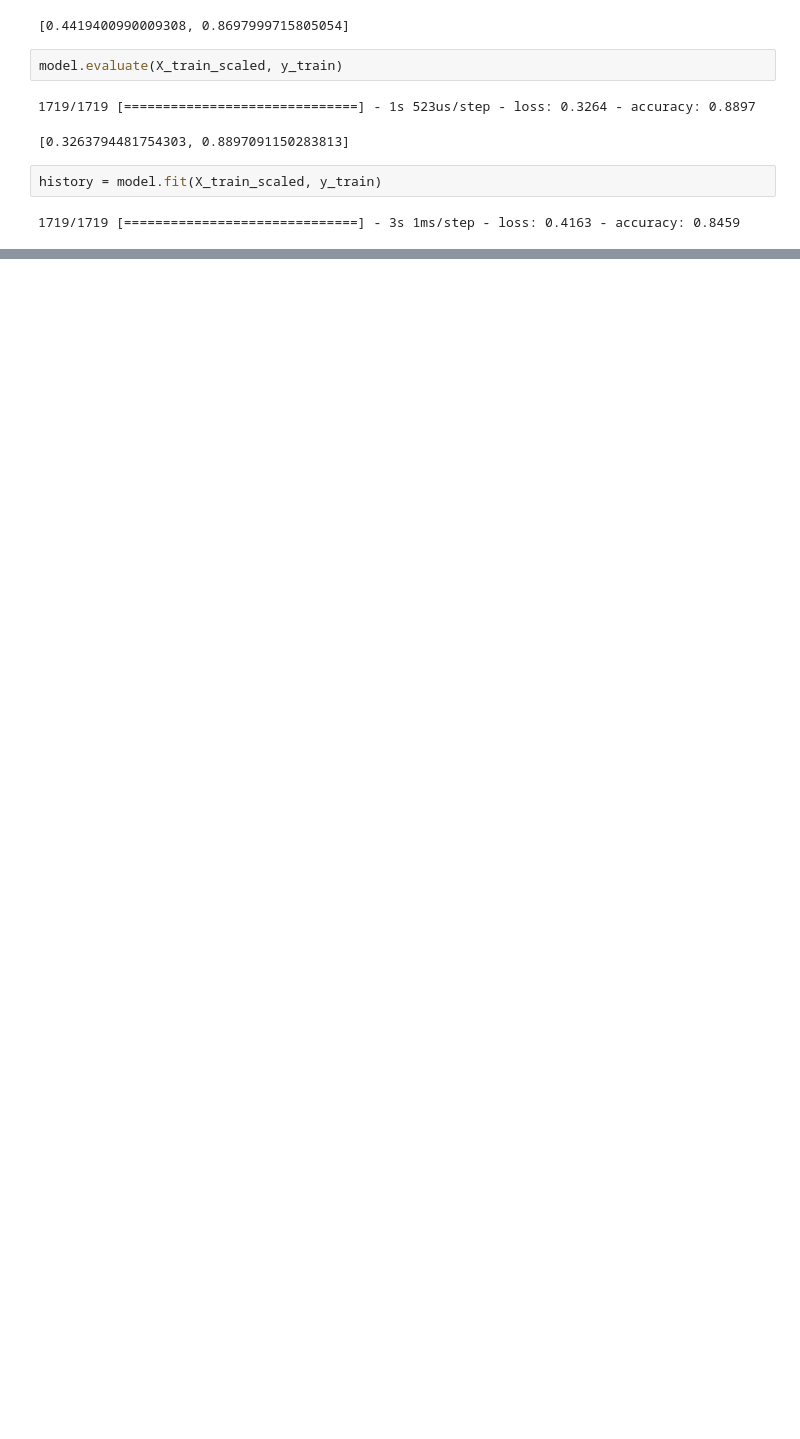
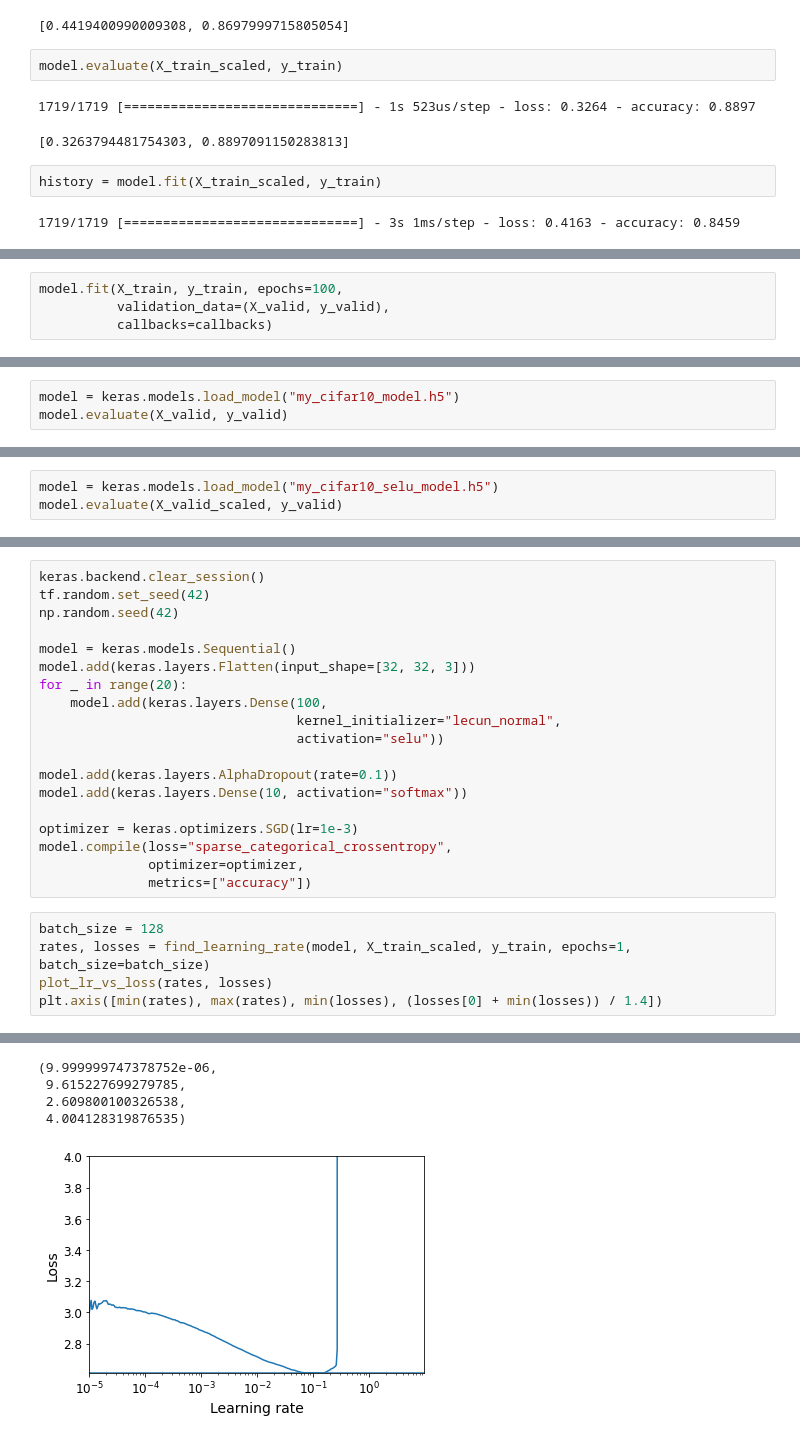
Before and after one commit to Vuean/Hands-On-ML, a Jupyter notebook: Chapter11/11_training_deep_neural_networks.ipynb, the cells around one changed output, grey strips where cells are left out. Drawn from its saved outputs; the diff is of its cells as text; blank space fills up the shorter version.

```diff
--- a/Chapter11/11_training_deep_neural_networks.ipynb
+++ b/Chapter11/11_training_deep_neural_networks.ipynb
@@ -1339,0 +1524,4 @@ history = model.fit(X_train_scaled, y_train)
+# %%
+model.fit(X_train, y_train, epochs=100,
+          validation_data=(X_valid, y_valid),
+          callbacks=callbacks)
@@ -1339,0 +1547,3 @@ history = model.fit(X_train_scaled, y_train)
+# %%
+model = keras.models.load_model("my_cifar10_model.h5")
+model.evaluate(X_valid, y_valid)
@@ -1339,0 +1678,3 @@ history = model.fit(X_train_scaled, y_train)
+# %%
+model = keras.models.load_model("my_cifar10_selu_model.h5")
+model.evaluate(X_valid_scaled, y_valid)
@@ -1339,0 +1791,25 @@ history = model.fit(X_train_scaled, y_train)
+# %%
+keras.backend.clear_session()
+tf.random.set_seed(42)
+np.random.seed(42)
+
+model = keras.models.Sequential()
+model.add(keras.layers.Flatten(input_shape=[32, 32, 3]))
+for _ in range(20):
+    model.add(keras.layers.Dense(100,
+                                 kernel_initializer="lecun_normal",
+                                 activation="selu"))
+
+model.add(keras.layers.AlphaDropout(rate=0.1))
+model.add(keras.layers.Dense(10, activation="softmax"))
+
+optimizer = keras.optimizers.SGD(lr=1e-3)
+model.compile(loss="sparse_categorical_crossentropy",
+              optimizer=optimizer,
+              metrics=["accuracy"])
+# %%
+batch_size = 128
+rates, losses = find_learning_rate(model, X_train_scaled, y_train, epochs=1, batch_size=batch_size)
+plot_lr_vs_loss(rates, losses)
+plt.axis([min(rates), max(rates), min(losses), (losses[0] + min(losses)) / 1.4])
+# %% [output]
@@ -1339,0 +1817,5 @@ history = model.fit(X_train_scaled, y_train)
+(9.999999747378752e-06,
+ 9.615227699279785,
+ 2.609800100326538,
+ 4.004128319876535)
+[figure, added]
```
Also changed, not shown: parts of 63 cells of this notebook, 1 other file.
